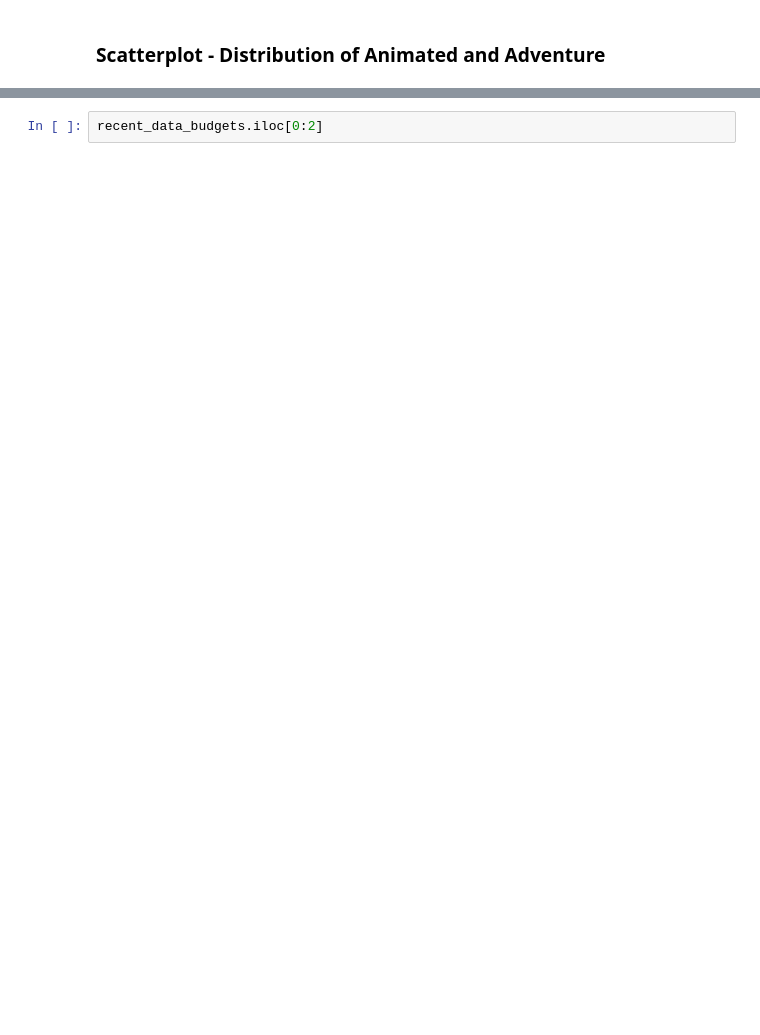
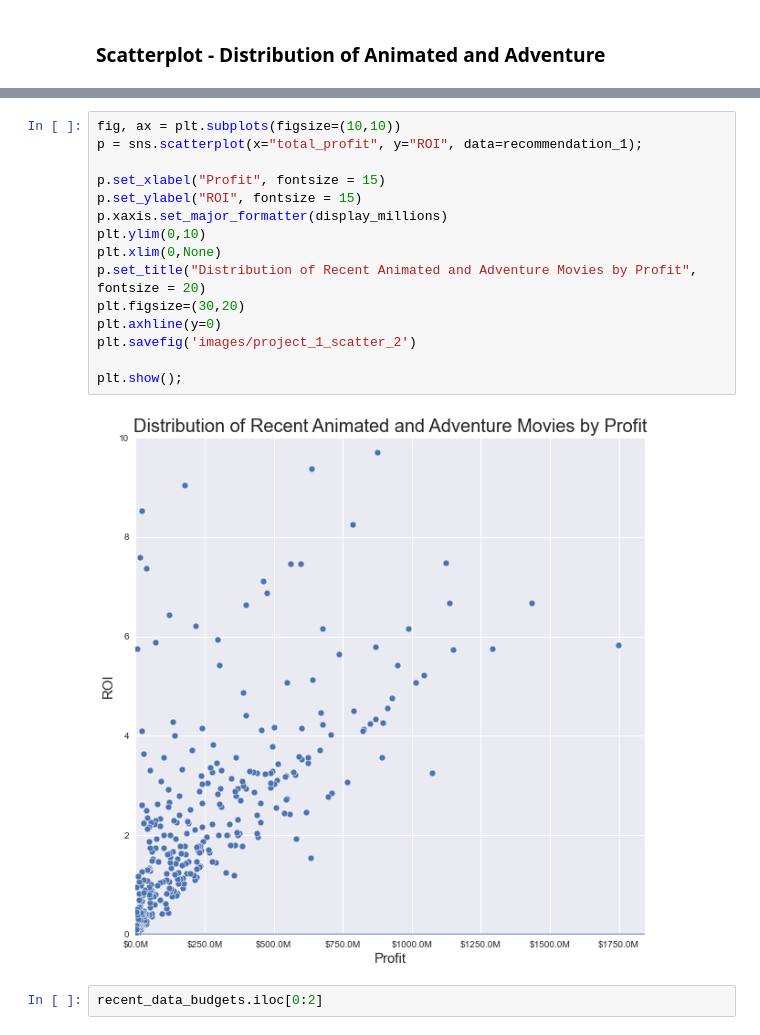
Before and after one commit to jxn628/dsc-phase-1-project, a Jupyter notebook: student.ipynb, the cells around one changed output, grey strips where cells are left out. Drawn from its saved outputs; the diff is of its cells as text; blank space fills up the shorter version.

```diff
--- a/student.ipynb
+++ b/student.ipynb
@@ -1372,3 +1116,20 @@ plt.show();
+# %%
+fig, ax = plt.subplots(figsize=(10,10))
+p = sns.scatterplot(x="total_profit", y="ROI", data=recommendation_1);
+
+p.set_xlabel("Profit", fontsize = 15)
+p.set_ylabel("ROI", fontsize = 15)
+p.xaxis.set_major_formatter(display_millions)
+plt.ylim(0,10)
+plt.xlim(0,None)
+p.set_title("Distribution of Recent Animated and Adventure Movies by Profit", fontsize = 20)
+plt.figsize=(30,20)
+plt.axhline(y=0)
+plt.savefig('images/project_1_scatter_2')
+
+plt.show();
+# %% [output]
+[figure, added]
 # %%
 recent_data_budgets.iloc[0:2]
 # %% [output]
```
Also changed, not shown: parts of 69 cells of this notebook.
